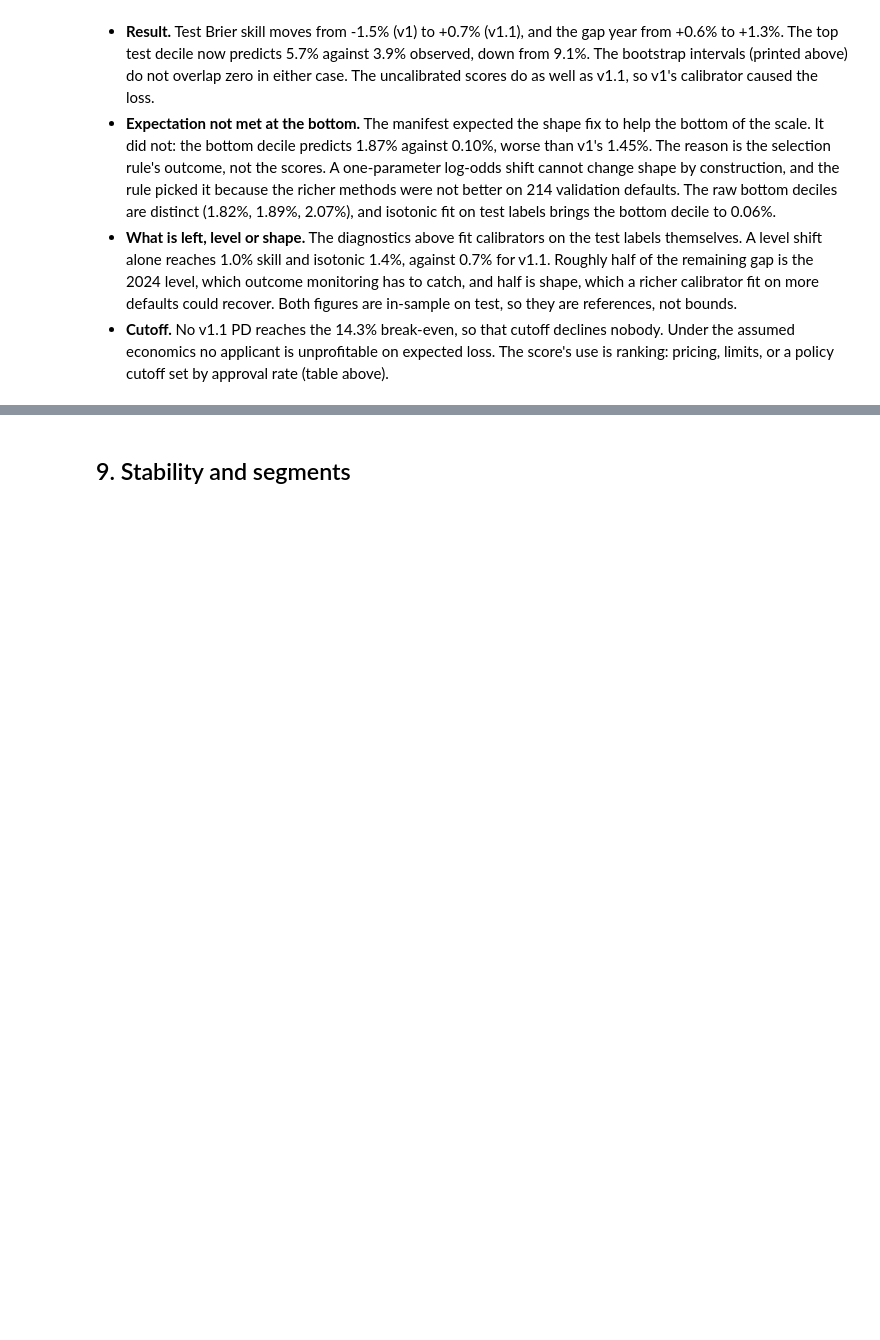
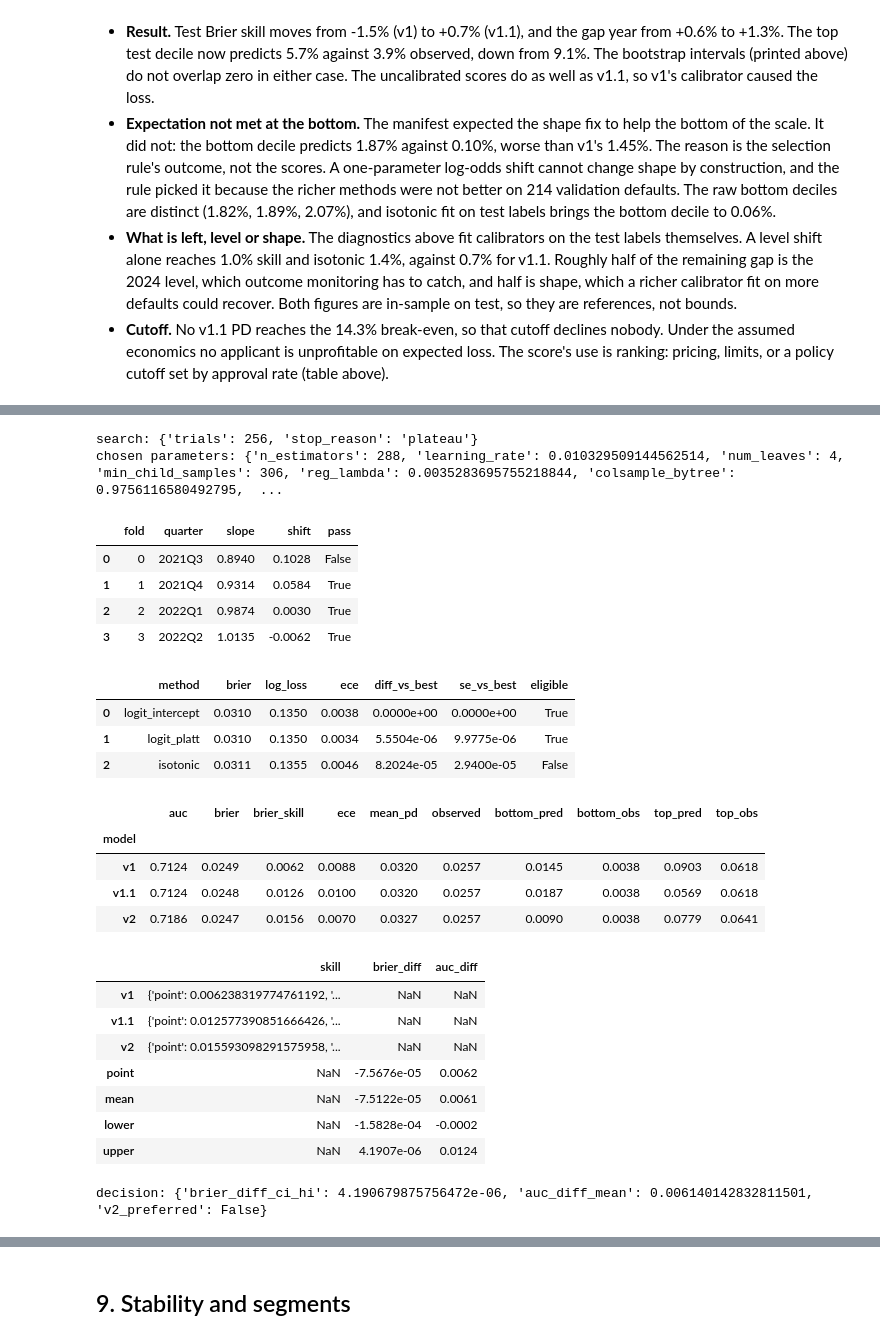
Before and after one commit to alessiot/credit-risk-modeling, a Jupyter notebook: notebooks/modeling.ipynb, the cells around one changed output, grey strips where cells are left out. Drawn from its saved outputs; the diff is of its cells as text; code cells hidden in the pictures; blank space fills up the shorter version.

```diff
--- a/notebooks/modeling.ipynb
+++ b/notebooks/modeling.ipynb
@@ -1427,0 +1440,51 @@ validation cutoff table, v1.1 scores:
+# %%
+r13 = json.loads((ROOT / "runs" / "R13-lgbm-no-apr-logloss-v2" / "result.json").read_text())
+print("search:", {k: r13["search"][k] for k in ("trials", "stop_reason")})
+print("chosen parameters:", r13["params"])
+display(pd.DataFrame(r13["scale_check"]))
+display(pd.DataFrame(r13["calibration"]["table"]))
+gap_cmp = pd.DataFrame(r13["gap_summary"]).set_index("model")
+display(
+    gap_cmp[
+        [
+            "auc",
+            "brier",
+            "brier_skill",
+            "ece",
+            "mean_pd",
+            "observed",
+            "bottom_pred",
+            "bottom_obs",
+            "top_pred",
+            "top_obs",
+        ]
+    ]
+)
+display(pd.DataFrame(r13["paired"]))
+print("decision:", r13["decision"])
+# %% [output]
+search: {'trials': 256, 'stop_reason': 'plateau'}
+chosen parameters: {'n_estimators': 288, 'learning_rate': 0.010329509144562514, 'num_leaves': 4, 'min_child_samples': 306, 'reg_lambda': 0.0035283695755218844, 'colsample_bytree': 0.9756116580492795,  ...
+|  | fold | quarter | slope | shift | pass |
+| 0 | 0 | 2021Q3 | 0.8940 | 0.1028 | False |
+| 1 | 1 | 2021Q4 | 0.9314 | 0.0584 | True |
+| 2 | 2 | 2022Q1 | 0.9874 | 0.0030 | True |
+| 3 | 3 | 2022Q2 | 1.0135 | -0.0062 | True |
+|  | method | brier | log_loss | ece | diff_vs_best | se_vs_best | eligible |
+| 0 | logit_intercept | 0.0310 | 0.1350 | 0.0038 | 0.0000e+00 | 0.0000e+00 | True |
+| 1 | logit_platt | 0.0310 | 0.1350 | 0.0034 | 5.5504e-06 | 9.9775e-06 | True |
+| 2 | isotonic | 0.0311 | 0.1355 | 0.0046 | 8.2024e-05 | 2.9400e-05 | False |
+|  | auc | brier | brier_skill | ece | mean_pd | observed | bottom_pred | bottom_obs | top_pred | top_obs |
+| model |  |  |  |  |  |  |  |  |  |  |
+| v1 | 0.7124 | 0.0249 | 0.0062 | 0.0088 | 0.0320 | 0.0257 | 0.0145 | 0.0038 | 0.0903 | 0.0618 |
+| v1.1 | 0.7124 | 0.0248 | 0.0126 | 0.0100 | 0.0320 | 0.0257 | 0.0187 | 0.0038 | 0.0569 | 0.0618 |
+| v2 | 0.7186 | 0.0247 | 0.0156 | 0.0070 | 0.0327 | 0.0257 | 0.0090 | 0.0038 | 0.0779 | 0.0641 |
+|  | skill | brier_diff | auc_diff |
+| v1 | {'point': 0.006238319774761192, '... | NaN | NaN |
+| v1.1 | {'point': 0.012577390851666426, '... | NaN | NaN |
+| v2 | {'point': 0.015593098291575958, '... | NaN | NaN |
+| point | NaN | -7.5676e-05 | 0.0062 |
+| mean | NaN | -7.5122e-05 | 0.0061 |
+| lower | NaN | -1.5828e-04 | -0.0002 |
+| upper | NaN | 4.1907e-06 | 0.0124 |
+decision: {'brier_diff_ci_hi': 4.190679875756472e-06, 'auc_diff_mean': 0.006140142832811501, 'v2_preferred': False}
```
Also changed, not shown: parts of 7 cells of this notebook, 11 other files.
